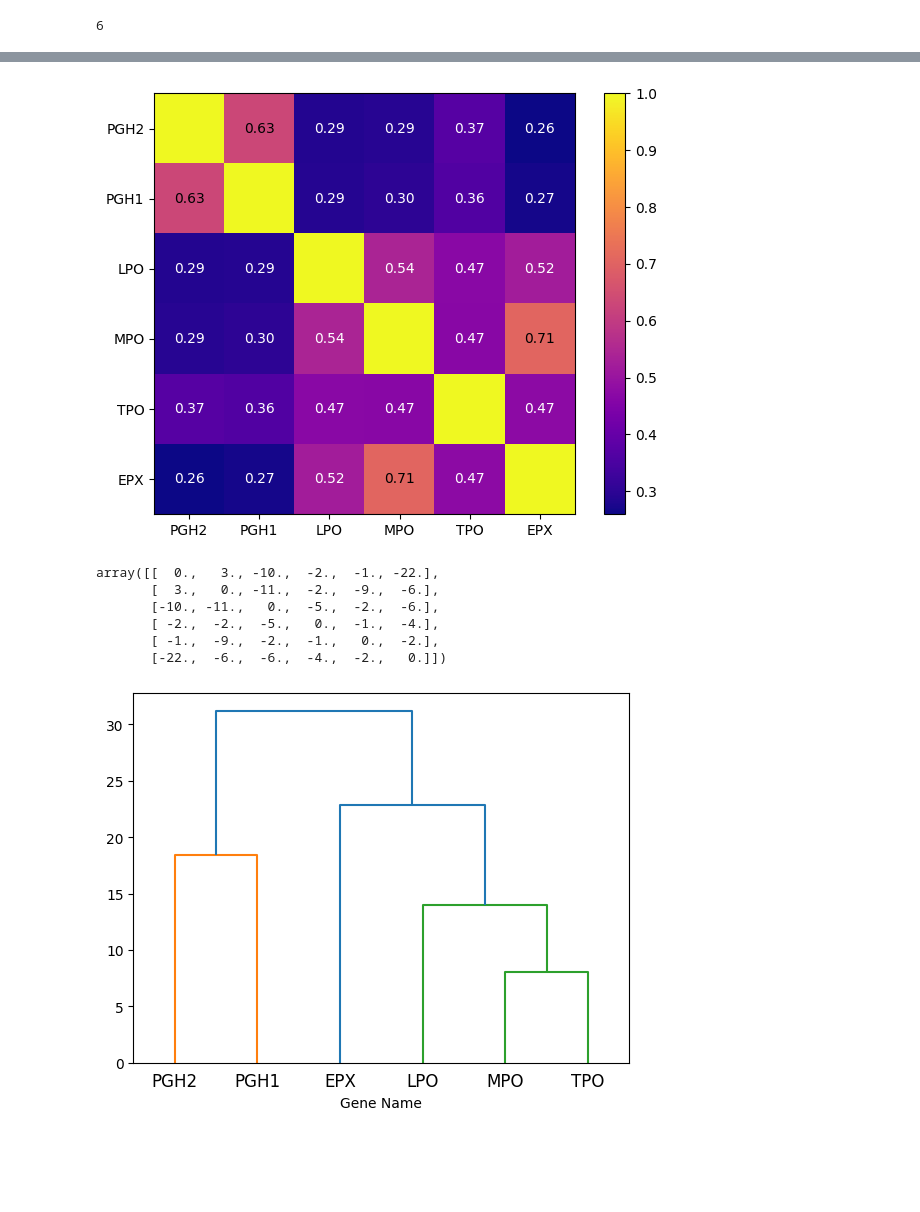
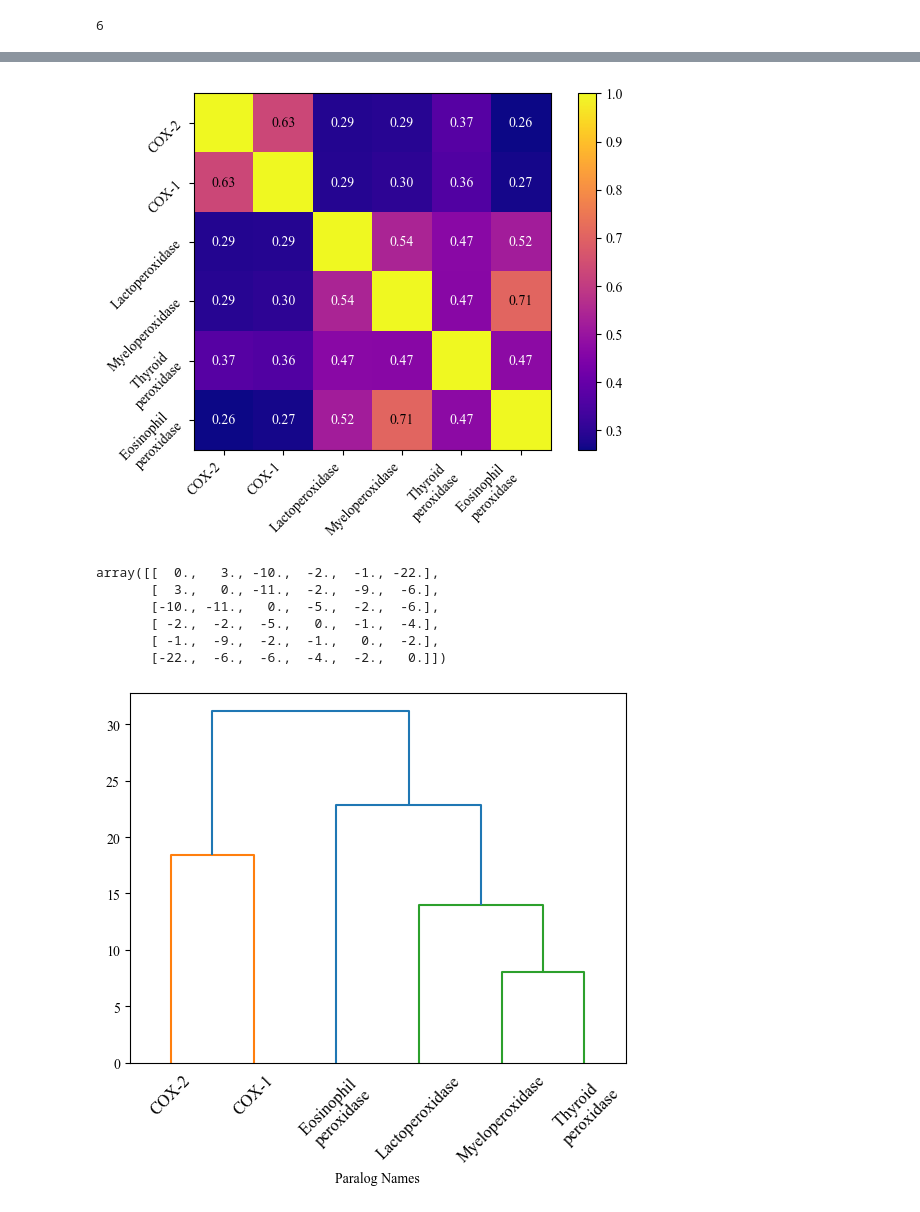
Before and after one commit to YXTang03/UCL_Drug_Design_Notebook, a Jupyter notebook: homework_code/nw_for_msa.ipynb, the cells around one changed output, grey strips where cells are left out. Drawn from its saved outputs; the diff is of its cells as text; code cells hidden in the pictures; blank space fills up the shorter version.

```diff
--- a/homework_code/nw_for_msa.ipynb
+++ b/homework_code/nw_for_msa.ipynb
@@ -5,12 +5,16 @@ from torch import nn
 from tqdm import tqdm
 import re
 import numpy as np
+import matplotlib.pyplot as plt
+from matplotlib import rcParams
+rcParams['font.family'] = 'Times New Roman'
 # %%
-seq_path = r"E:\Archive\PG_at_UCL\bioinfo\paralogs of PGH2.txt"
+seq_path = r"E:\Archive\PG_at_UCL\bioinfo\homework\hw1\paralogs of PGH2.txt"
 p_list = []
 with open(seq_path, 'r') as f:
     contents = f.readlines()
     for content in contents:
+        #content = content.strip()
         if re.match(r'\w', content):
             p_list.append(content)
 print(len(p_list))
@@ -193,37 +197,40 @@ score: 372; length: 713
 # %%
 import matplotlib.pyplot as plt
 
 fig, ax = plt.subplots()
 image = ax.imshow(im, cmap='plasma')
 
-labels=['PGH2', 'PGH1', 'LPO', 'MPO', 'TPO', 'EPX']
+labels=[
+    'COX-2', 'COX-1',
+    'Lactoperoxidase', 'Myeloperoxidase', 'Thyroid \nperoxidase', 'Eosinophil \nperoxidase'
+]
 
 for i in range(im.shape[0]):
     for j in range(im.shape[1]):
         if im[i,j]==1:
             continue
         if im[i,j] > 0.6:
             text = ax.text(
                 j, i, f'{im[i,j]:.2f}',
                 ha = 'center', va = 'center', color = 'black'
             )
 
         else:
             text = ax.text(
                 j, i, f'{im[i,j]:.2f}',
                 ha = 'center', va = 'center', color = 'white'
             )
 
-ax.set_xticks(np.arange(len(labels)))
-ax.set_yticks(np.arange(len(labels)))
+ax.set_xticks(np.arange(len(labels)), labels, rotation=45, ha='right')
+ax.set_yticks(np.arange(len(labels)), labels, rotation=45, ha = 'right')
 ax.set_xticklabels(labels)
 ax.set_yticklabels(labels)
 
 plt.colorbar(image)
 plt.tight_layout()
 plt.savefig('identity_score_matrix.png', dpi = 600)
 # %% [output]
-[figure, old version]
+[figure, new version]
 # %%
 m
 # %% [output]
@@ -241,8 +248,15 @@ z = linkage(m, 'ward')
 f = fcluster(z,2,'distance')
 ax, fig = plt.subplots()
 
-fig = dendrogram(z, labels=['PGH2', 'PGH1', 'LPO', 'MPO', 'TPO', 'EPX'])
-plt.xlabel('Gene Name')
-plt.savefig('nw_for_msa.png', dpi = 600)
+fig = dendrogram(
+    z,
+    labels=[
+        'COX-2', 'COX-1',
+        'Lactoperoxidase', 'Myeloperoxidase', 'Thyroid \nperoxidase', 'Eosinophil \nperoxidase'
+    ],
+    leaf_rotation=45
+)
+plt.xlabel('Paralog Names')
+plt.savefig('nw_for_msa.png', dpi = 600, bbox_inches='tight')
 # %% [output]
-[figure, old version]
+[figure, new version]
```
Also changed, not shown: parts of 3 cells of this notebook, 33 other files.
